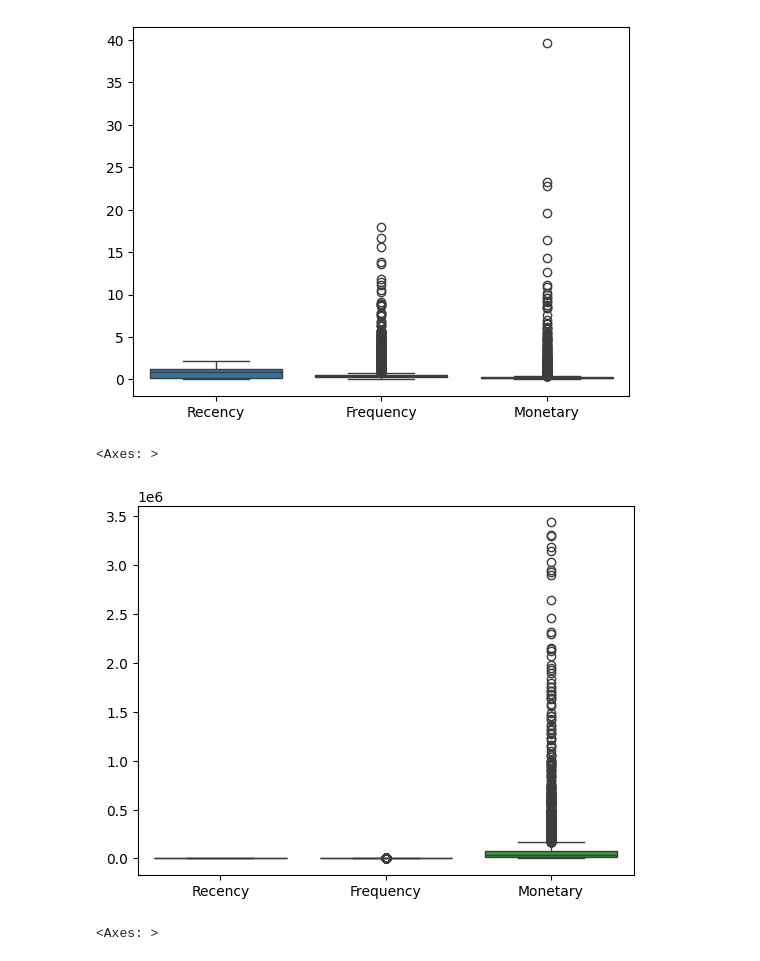
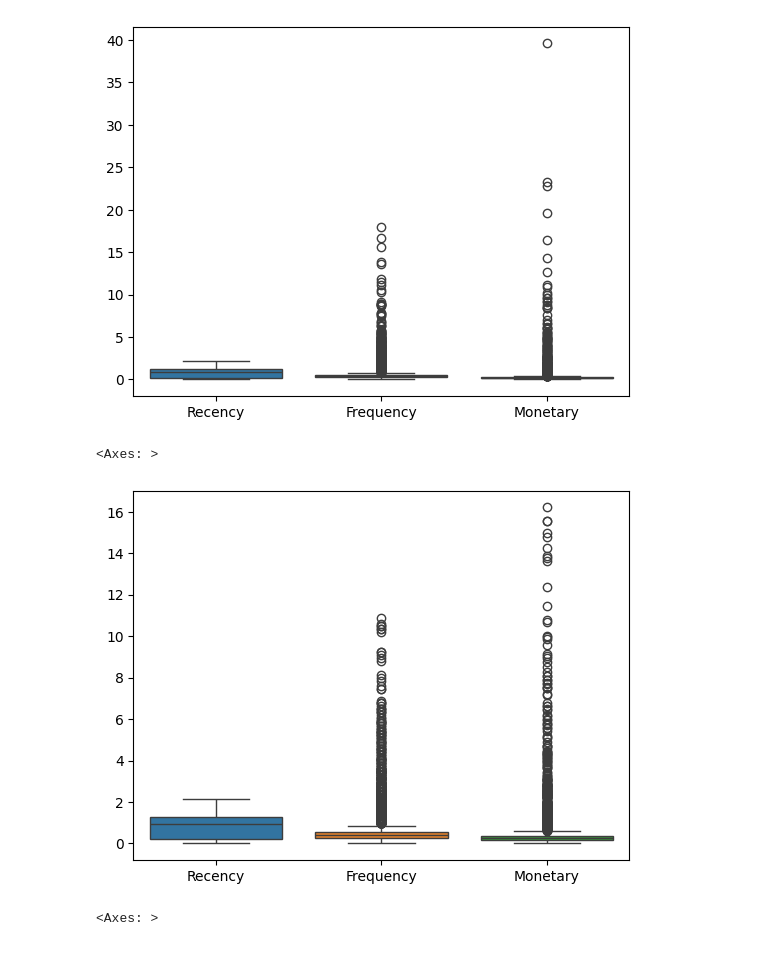
Before and after one commit to visaasmara/Skripsi, a Jupyter notebook: APRIL_SKRIPSI_TANPA_NORMALISASI.ipynb, the cells around one changed output. Saved outputs shown, nothing was run; the diff lists cells and outputs as text; code cells hidden in the pictures.

```diff
--- a/APRIL_SKRIPSI_TANPA_NORMALISASI.ipynb
+++ b/APRIL_SKRIPSI_TANPA_NORMALISASI.ipynb
@@ -195,15 +195,16 @@ sns.boxplot(z_scores)
 # %%
 threshold = 10
 mean_values = rfm.mean()
 
 for col in rfm.columns:
     outlier_mask = np.abs(stats.zscore(rfm[col])) > threshold
     rfmclean.loc[outlier_mask, col] = mean_values[col]
 
-sns.boxplot(rfmclean)
+check = np.abs(stats.zscore(rfmclean))
+sns.boxplot(check)
 # %% [output]
 <Axes: >
-[figure, old version]
+[figure, new version]
 # %%
 sns.boxplot(rfmclean)
 # %% [output]
```
Also changed, not shown: parts of 5 cells of this notebook.
